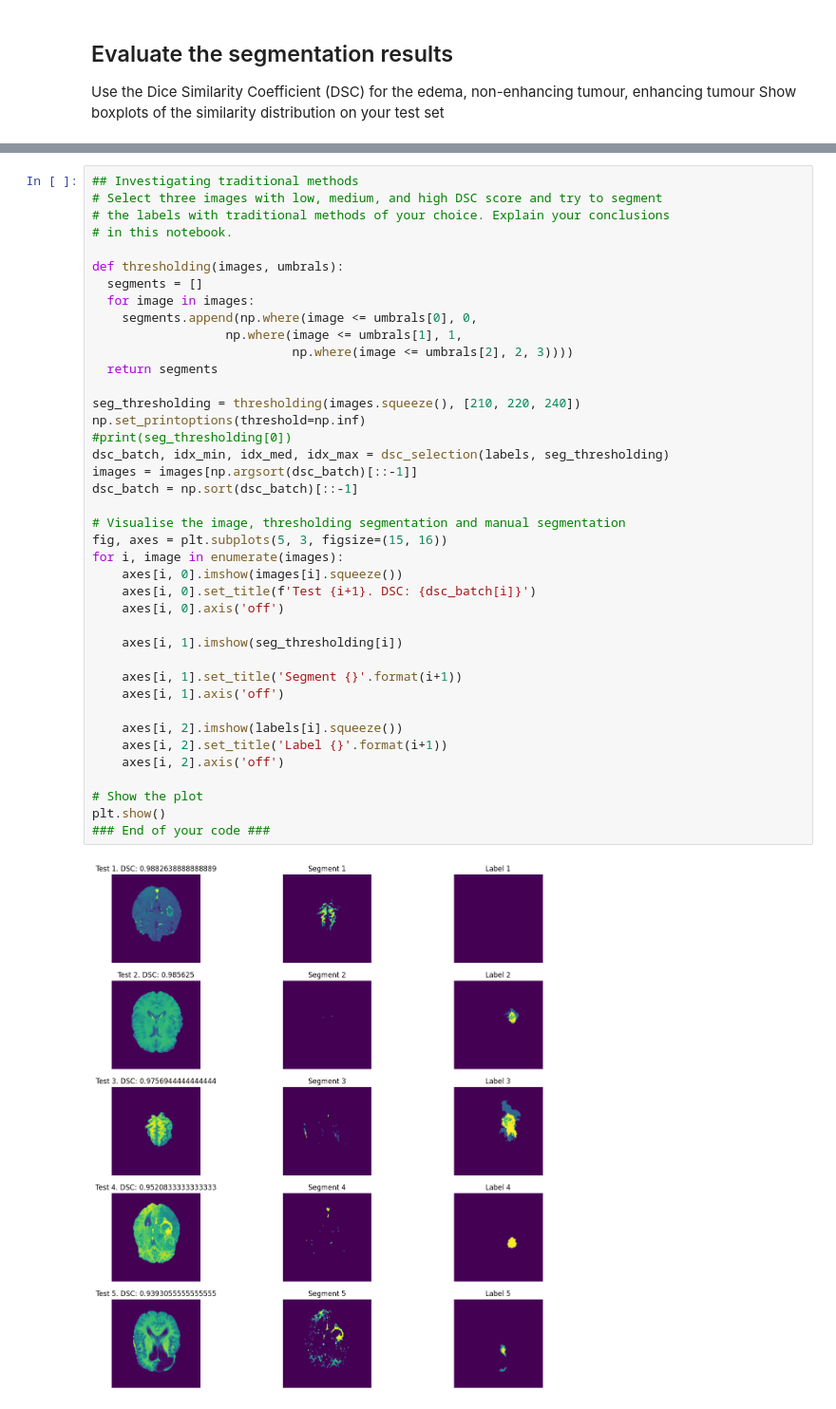
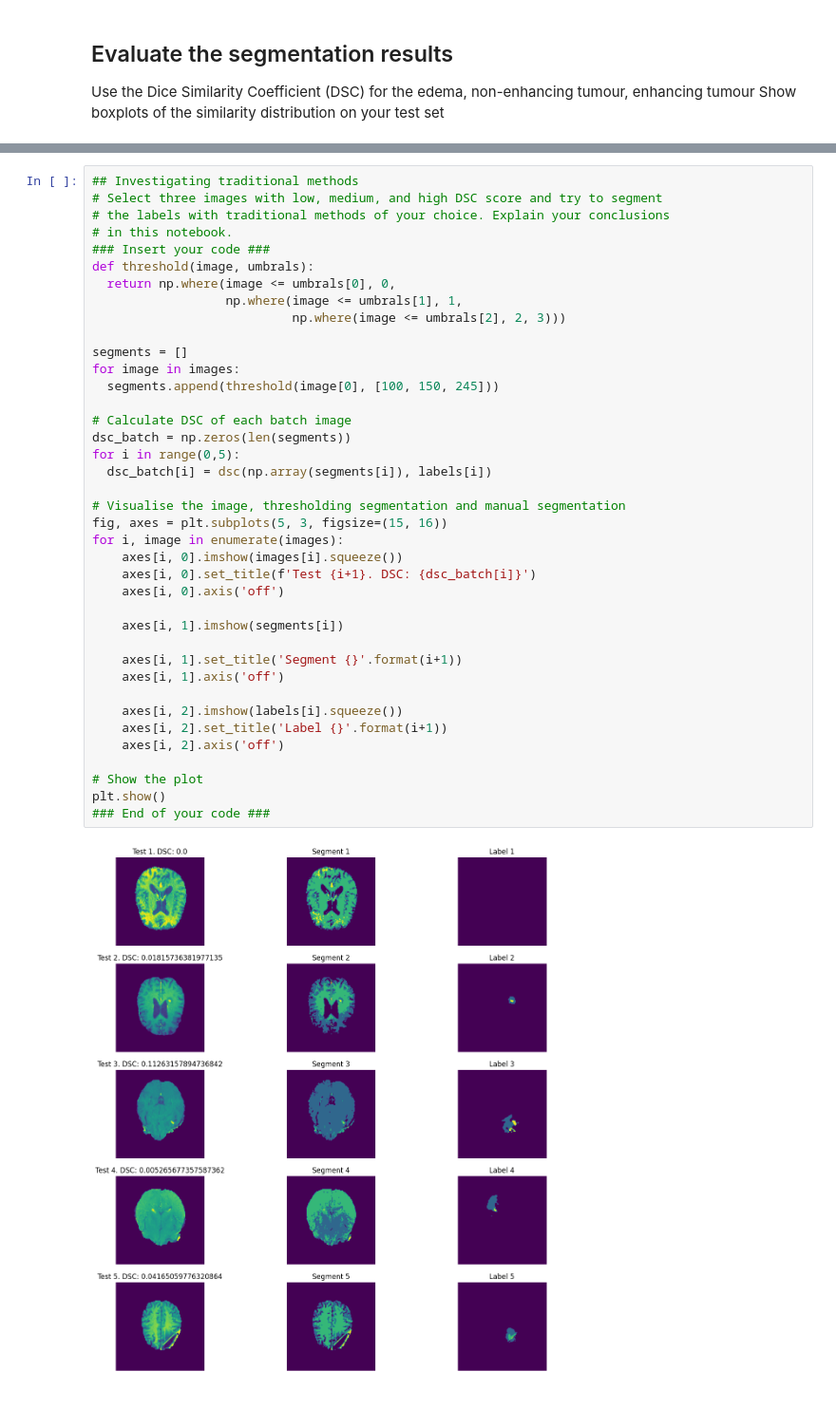
Before and after one commit to dedetheprogrammer/vision22-23, a Jupyter notebook: vc_practica3/practica3_735976_780131.ipynb, the cells around one changed output, grey strips where cells are left out. Shown at 95% size. Saved outputs shown, nothing was run; the diff lists cells and outputs as text.

```diff
--- a/vc_practica3/practica3_735976_780131.ipynb
+++ b/vc_practica3/practica3_735976_780131.ipynb
@@ -536,42 +535,41 @@ plt.show()
 # %%
 ## Investigating traditional methods
 # Select three images with low, medium, and high DSC score and try to segment
 # the labels with traditional methods of your choice. Explain your conclusions
 # in this notebook.
+### Insert your code ###
+def threshold(image, umbrals):
+  return np.where(image <= umbrals[0], 0,
+                  np.where(image <= umbrals[1], 1,
+                           np.where(image <= umbrals[2], 2, 3)))
 
-def thresholding(images, umbrals):
-  segments = []
-  for image in images:
-    segments.append(np.where(image <= umbrals[0], 0,
-                  np.where(image <= umbrals[1], 1,
-                           np.where(image <= umbrals[2], 2, 3))))
-  return segments
+segments = []
+for image in images:
+  segments.append(threshold(image[0], [100, 150, 245]))
 
-seg_thresholding = thresholding(images.squeeze(), [210, 220, 240])
-np.set_printoptions(threshold=np.inf)
-#print(seg_thresholding[0])
-dsc_batch, idx_min, idx_med, idx_max = dsc_selection(labels, seg_thresholding)
-images = images[np.argsort(dsc_batch)[::-1]]
-dsc_batch = np.sort(dsc_batch)[::-1]
+# Calculate DSC of each batch image
+dsc_batch = np.zeros(len(segments))
+for i in range(0,5):
+  dsc_batch[i] = dsc(np.array(segments[i]), labels[i])
 
 # Visualise the image, thresholding segmentation and manual segmentation
 fig, axes = plt.subplots(5, 3, figsize=(15, 16))
 for i, image in enumerate(images):
     axes[i, 0].imshow(images[i].squeeze())
     axes[i, 0].set_title(f'Test {i+1}. DSC: {dsc_batch[i]}')
     axes[i, 0].axis('off')
 
-    axes[i, 1].imshow(seg_thresholding[i])
+    axes[i, 1].imshow(segments[i])
 
     axes[i, 1].set_title('Segment {}'.format(i+1))
     axes[i, 1].axis('off')
 
     axes[i, 2].imshow(labels[i].squeeze())
     axes[i, 2].set_title('Label {}'.format(i+1))
     axes[i, 2].axis('off')
 
 # Show the plot
 plt.show()
 ### End of your code ###
 # %% [output]
-[figure, old version]
+[figure, new version]
```
Also changed, not shown: parts of 7 cells of this notebook.
